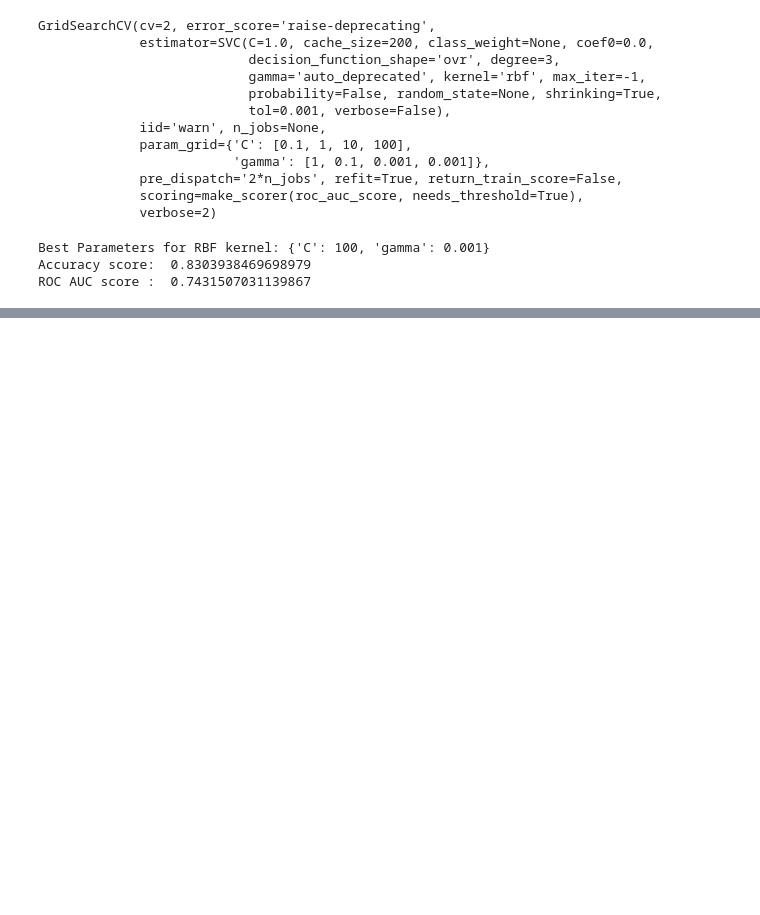
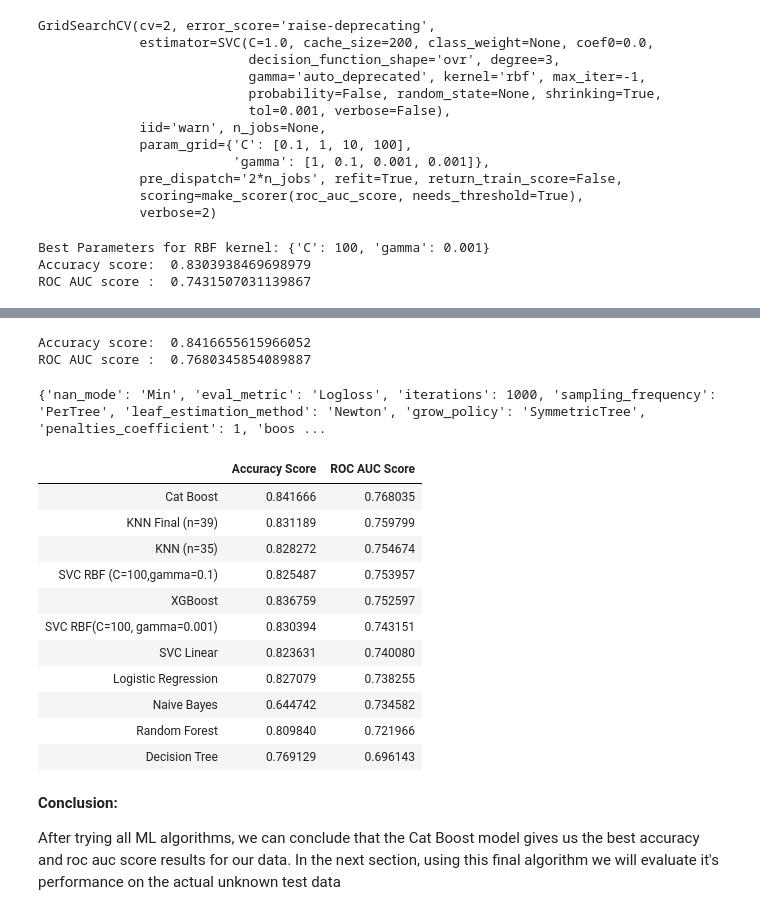
Before and after one commit to ishitashah23/learning-projects, a Jupyter notebook: Income-category Classification Project/Classification Project_Income based on Census.ipynb, the cells around one changed output, grey strips where cells are left out. Drawn from its saved outputs; the diff is of its cells as text; code cells hidden in the pictures; blank space fills up the shorter version.

Commit message:
Added CatBoost

```diff
--- a/Income-category Classification Project/Classification Project_Income based on Census.ipynb
+++ b/Income-category Classification Project/Classification Project_Income based on Census.ipynb
@@ -793,0 +792,3 @@ In spite of hypertuning parameters of the top 2 models, our **ROC AUC score cont
+# %%
+results.loc['XGBoost'] = xg_ac,xg_roc
+results.sort_values(by='ROC AUC Score',ascending=False,inplace=True)
@@ -793,0 +820,35 @@ In spite of hypertuning parameters of the top 2 models, our **ROC AUC score cont
+# %%
+cat_y_pred = cat.predict(X_test)
+cat_ac = metrics.accuracy_score(y_test,cat_y_pred)
+cat_roc = metrics.roc_auc_score(y_test,cat_y_pred)
+print('Accuracy score: ',cat_ac)
+print('ROC AUC score : ',cat_roc)
+# %% [output]
+Accuracy score:  0.8416655615966052
+ROC AUC score :  0.7680345854089887
+# %%
+print(cat.get_all_params())
+# %% [output]
+{'nan_mode': 'Min', 'eval_metric': 'Logloss', 'iterations': 1000, 'sampling_frequency': 'PerTree', 'leaf_estimation_method': 'Newton', 'grow_policy': 'SymmetricTree', 'penalties_coefficient': 1, 'boos ...
+# %%
+results.loc['Cat Boost'] = cat_ac, cat_roc
+results.sort_values(by='ROC AUC Score',ascending=False,inplace=True)
+# %%
+results
+# %% [output]
+|  | Accuracy Score | ROC AUC Score |
+| Cat Boost | 0.841666 | 0.768035 |
+| KNN Final (n=39) | 0.831189 | 0.759799 |
+| KNN (n=35) | 0.828272 | 0.754674 |
+| SVC RBF (C=100,gamma=0.1) | 0.825487 | 0.753957 |
+| XGBoost | 0.836759 | 0.752597 |
+| SVC RBF(C=100, gamma=0.001) | 0.830394 | 0.743151 |
+| SVC Linear | 0.823631 | 0.740080 |
+| Logistic Regression | 0.827079 | 0.738255 |
+| Naive Bayes | 0.644742 | 0.734582 |
+| Random Forest | 0.809840 | 0.721966 |
+| Decision Tree | 0.769129 | 0.696143 |
+# %% [markdown]
+**Conclusion:**
+
+After trying all ML algorithms, we can conclude that the Cat Boost model gives us the best accuracy and roc auc score results for our data. In the next section, using this final algorithm we will evaluate it's performance on the actual unknown test data
```
Also changed, not shown: parts of 15 cells of this notebook.
